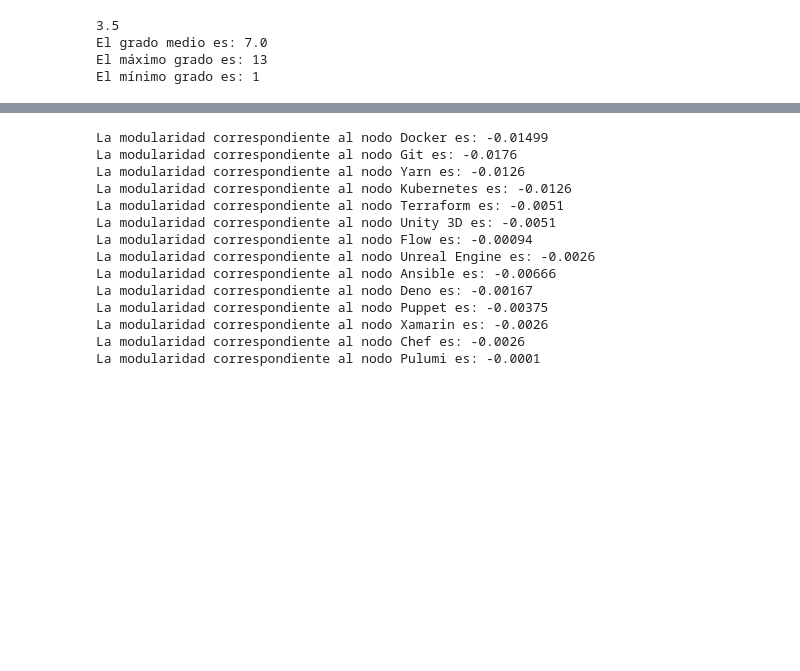
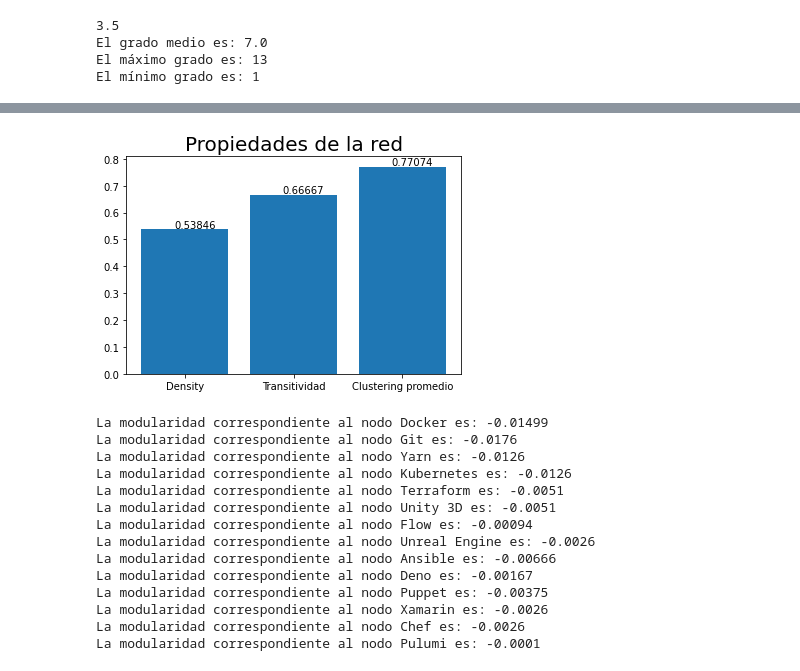
Before and after one commit to eca1001/TFG, a Jupyter notebook: code.ipynb, the cells around one changed output, grey strips where cells are left out. Cells and saved outputs as stored; diff of their text form; code cells hidden in the pictures; blank space fills up the shorter version.

```diff
--- a/code.ipynb
+++ b/code.ipynb
@@ -236,5 +223,5 @@ for edge in G.edges():
 # %%
-degree=np.array([x[1] for x in G.degree()])
+degree=np.array([d[1] for d in G.degree()])
 gradoMed=0
 cont=0
 for i in degree:
@@ -261,3 +259,14 @@ Text(0.5, 1.0, 'degree distribution')
+# %%
+eje_x = ['Density', 'Transitividad', 'Clustering promedio']
+eje_y = [round(nx.density(G),5), round(nx.transitivity(G),5), round(nx.average_clustering(G),5)]
+plt.title('Propiedades de la red', fontsize = 20)
+plt.bar(eje_x, eje_y)
+j = 0.005
+for i in range(len(eje_x)):
+    plt.annotate(eje_y[i], (-0.1 + i, eje_y[i] + j))
+plt.savefig("histograma.jpg")
+# %% [output]
+[figure, added]
 # %%
 def calculaModularidad(G, particion):
     valor = 0
```
Also changed, not shown: parts of 12 cells of this notebook, 4 other files.
